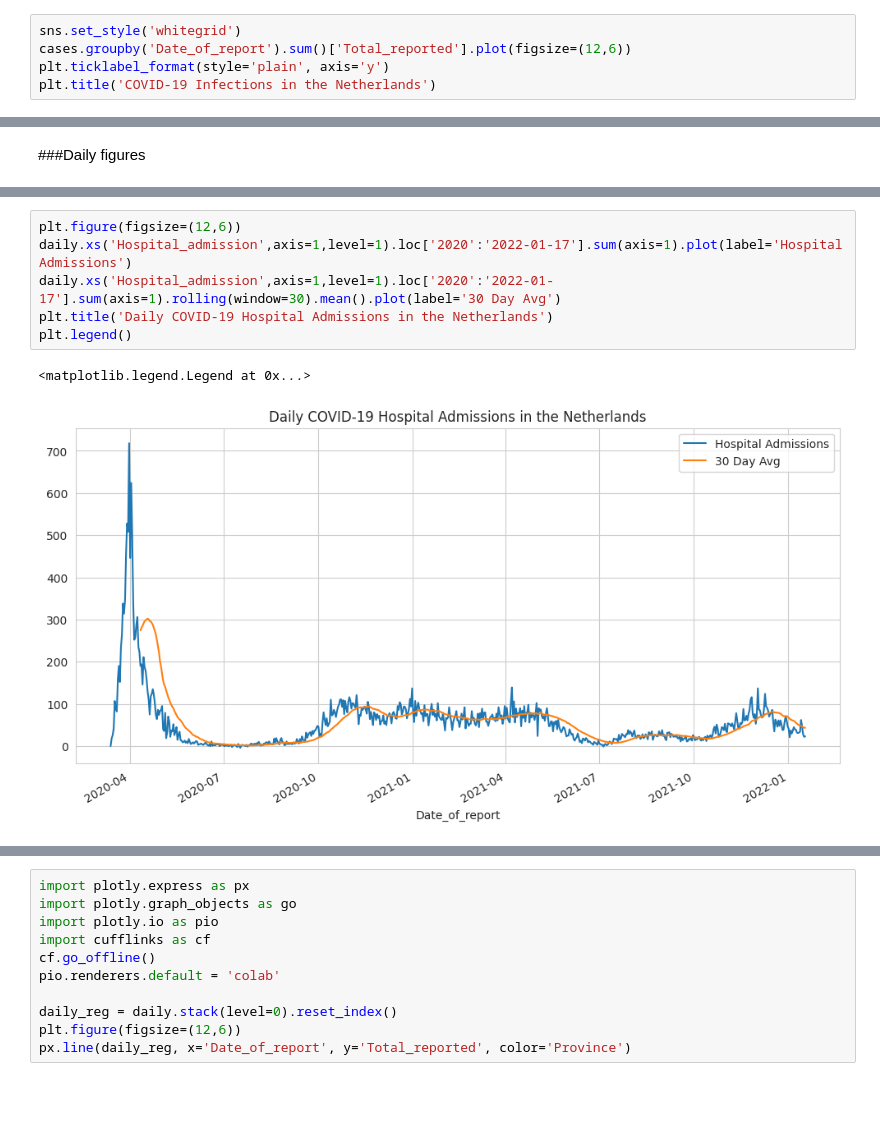
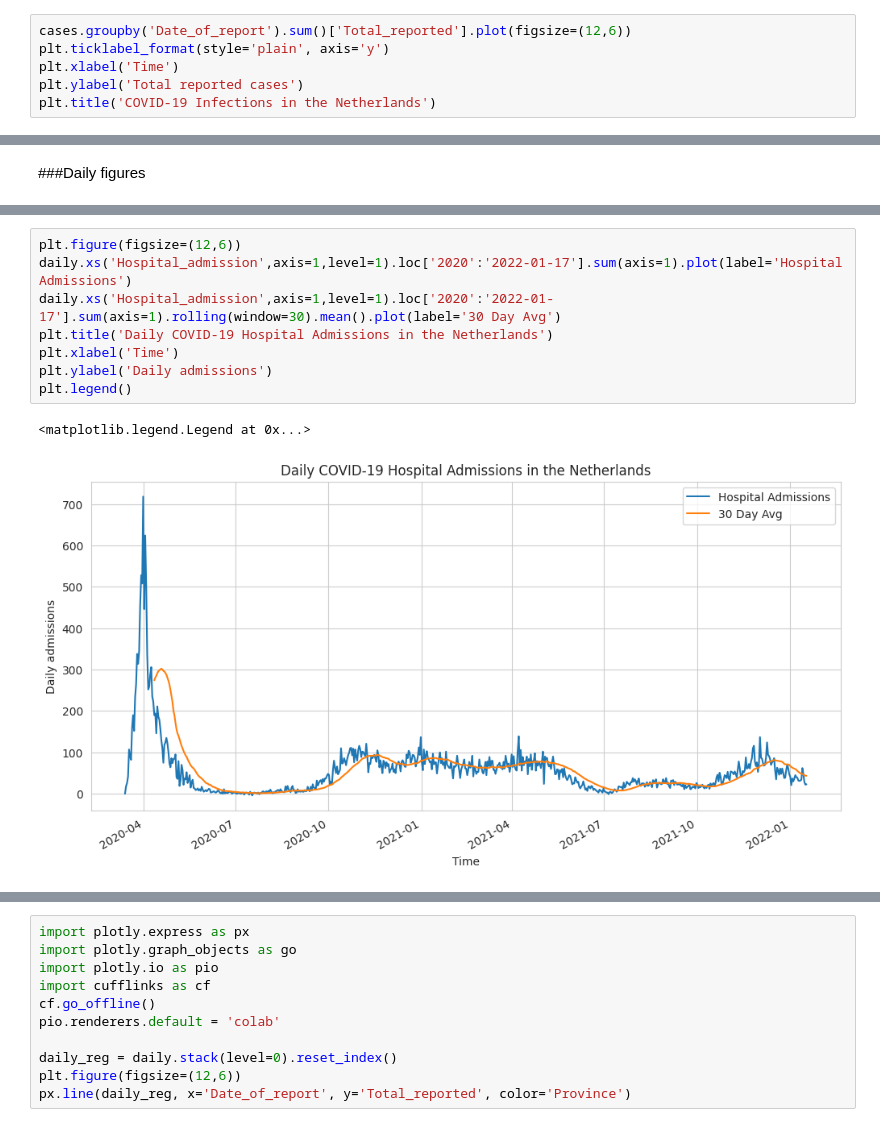
Before and after one commit to MC-Codingcat/NL-COVID-19-Data-Analysis, a Jupyter notebook: NL_COVID_19_Analysis_Trend.ipynb, the cells around one changed output, grey strips where cells are left out. Cells and saved outputs as stored; diff of their text form; blank space fills up the shorter version.

```diff
--- a/NL_COVID_19_Analysis_Trend.ipynb
+++ b/NL_COVID_19_Analysis_Trend.ipynb
@@ -148,9 +132,10 @@ daily
 # %% [markdown]
 ###Timelines of the COVID-19 trends:
 # %%
-sns.set_style('whitegrid')
 cases.groupby('Date_of_report').sum()['Total_reported'].plot(figsize=(12,6))
 plt.ticklabel_format(style='plain', axis='y')
+plt.xlabel('Time')
+plt.ylabel('Total reported cases')
 plt.title('COVID-19 Infections in the Netherlands')
 # %% [output]
 Text(0.5, 1.0, 'COVID-19 Infections in the Netherlands')
@@ -194,9 +207,11 @@ plt.legend()
 # %%
 plt.figure(figsize=(12,6))
 daily.xs('Hospital_admission',axis=1,level=1).loc['2020':'2022-01-17'].sum(axis=1).plot(label='Hospital Admissions')
 daily.xs('Hospital_admission',axis=1,level=1).loc['2020':'2022-01-17'].sum(axis=1).rolling(window=30).mean().plot(label='30 Day Avg')
 plt.title('Daily COVID-19 Hospital Admissions in the Netherlands')
+plt.xlabel('Time')
+plt.ylabel('Daily admissions')
 plt.legend()
 # %% [output]
 <matplotlib.legend.Legend at 0x...>
-[figure, old version]
+[figure, new version]
```
Also changed, not shown: parts of 22 cells of this notebook.
